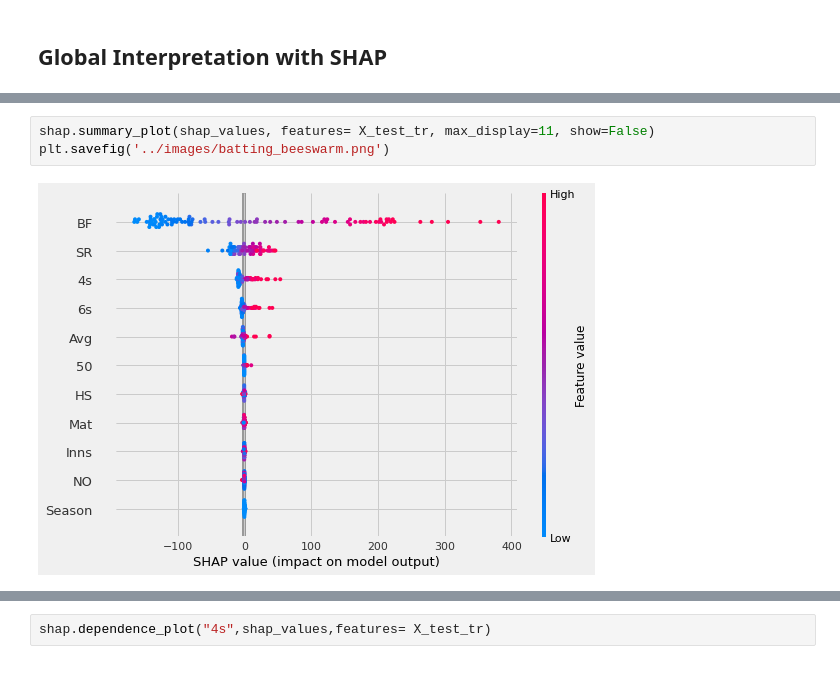
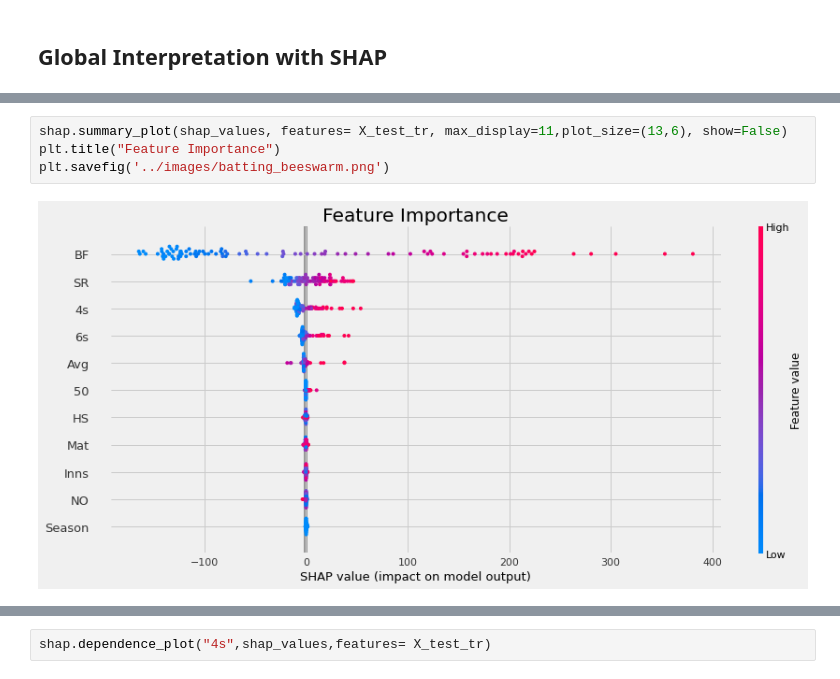
Before and after one commit to bprasad26/ipl_data_analysis, a Jupyter notebook: Notebooks/ml_models.ipynb, the cells around one changed output, grey strips where cells are left out. Drawn from its saved outputs; the diff is of its cells as text.

Commit message:
updated some plots

```diff
--- a/Notebooks/ml_models.ipynb
+++ b/Notebooks/ml_models.ipynb
@@ -259,9 +259,10 @@ shap.force_plot(explainer.expected_value, shap_values, features= X_test_tr)
 <shap.plots._force.AdditiveForceArrayVisualizer at 0x...>
 [interactive output not drawn]
 # %%
-shap.summary_plot(shap_values, features= X_test_tr, max_display=11, show=False)
+shap.summary_plot(shap_values, features= X_test_tr, max_display=11,plot_size=(13,6), show=False)
+plt.title("Feature Importance")
 plt.savefig('../images/batting_beeswarm.png')
 # %% [output]
-[figure, old version]
+[figure, new version]
 [interactive output not drawn]
 # %%
```
Also changed, not shown: parts of 8 cells of this notebook, 8 other files.
